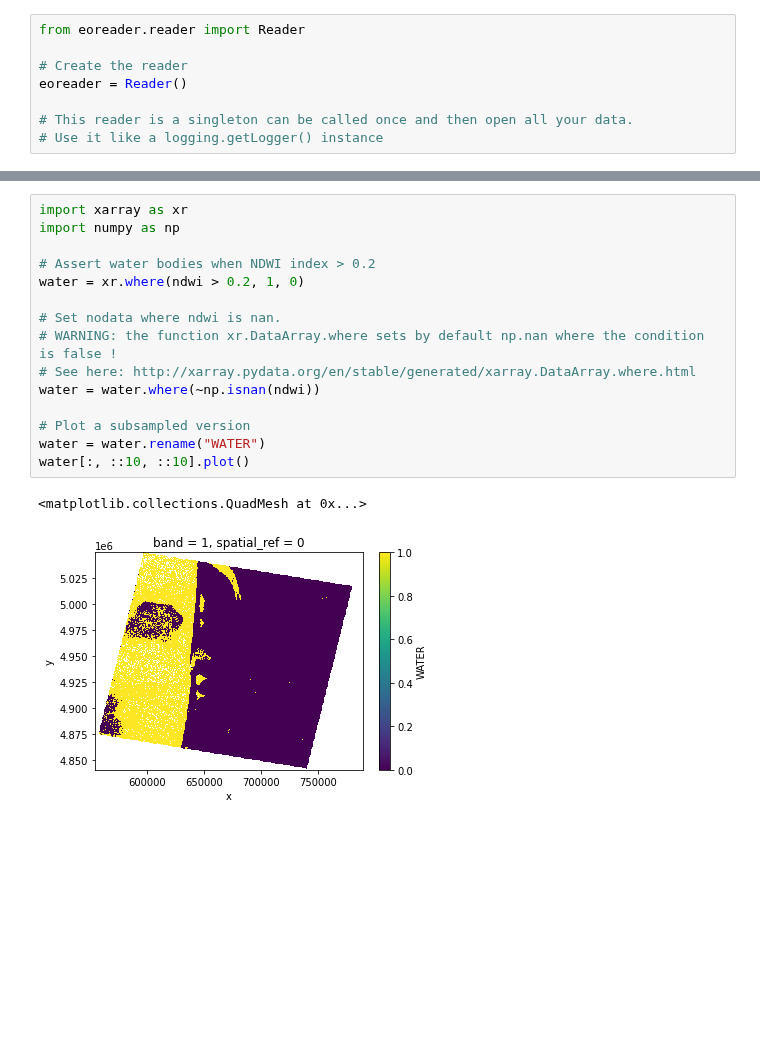
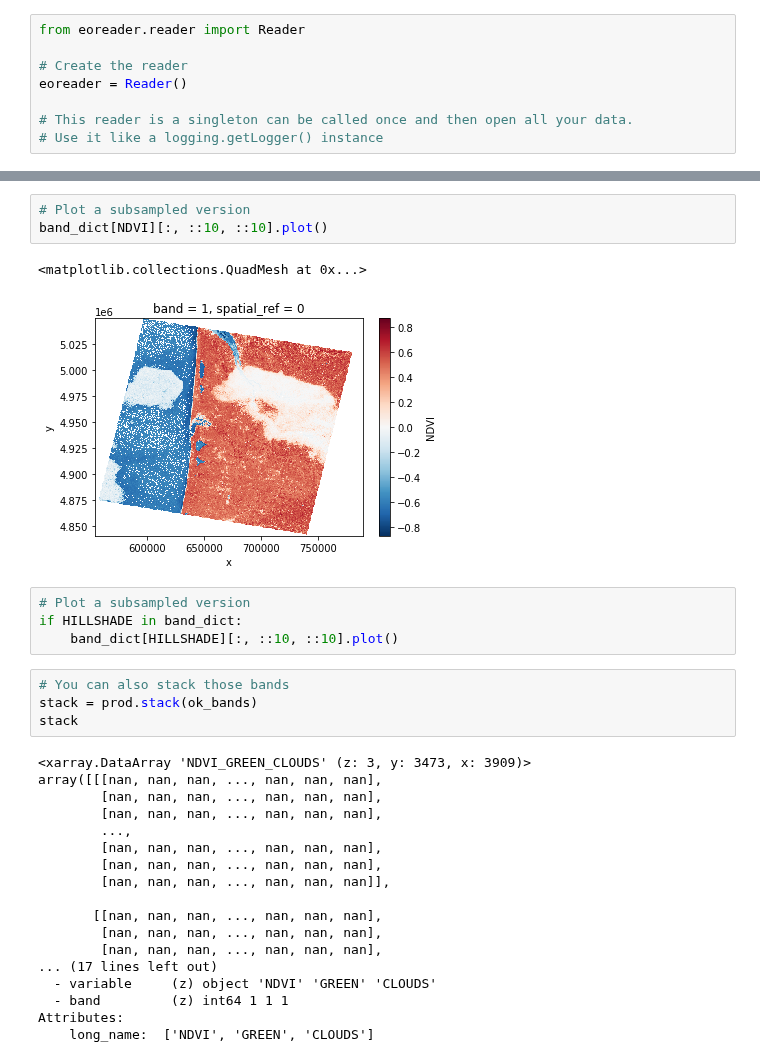
Before and after one commit to sertit/eoreader, a Jupyter notebook: docs/_build/.jupyter_cache/executed/1b6567a852e3982ee19bbb8c869b1770/base.ipynb, the cells around one changed output, grey strips where cells are left out. Drawn from its saved outputs; the diff is of its cells as text; blank space fills up the shorter version.

```diff
--- a/docs/_build/.jupyter_cache/executed/1b6567a852e3982ee19bbb8c869b1770/base.ipynb
+++ b/docs/_build/.jupyter_cache/executed/1b6567a852e3982ee19bbb8c869b1770/base.ipynb
@@ -33,18 +99,32 @@ ndwi.copy()[:, ::10, ::10].plot()
-# %%
-import xarray as xr
-import numpy as np
-
-# Assert water bodies when NDWI index > 0.2
-water = xr.where(ndwi > 0.2, 1, 0)
-
-# Set nodata where ndwi is nan.
-# WARNING: the function xr.DataArray.where sets by default np.nan where the condition is false !
-# See here: http://xarray.pydata.org/en/stable/generated/xarray.DataArray.where.html
-water = water.where(~np.isnan(ndwi))
-
-# Plot a subsampled version
-water = water.rename("WATER")
-water[:, ::10, ::10].plot()
-# %% [output]
-<matplotlib.collections.QuadMesh at 0x...>
-[figure, removed]
+# %%
+# Plot a subsampled version
+band_dict[NDVI][:, ::10, ::10].plot()
+# %% [output]
+<matplotlib.collections.QuadMesh at 0x...>
+[figure, added]
+# %%
+# Plot a subsampled version
+if HILLSHADE in band_dict:
+    band_dict[HILLSHADE][:, ::10, ::10].plot()
+# %%
+# You can also stack those bands
+stack = prod.stack(ok_bands)
+stack
+# %% [output]
+<xarray.DataArray 'NDVI_GREEN_CLOUDS' (z: 3, y: 3473, x: 3909)>
+array([[[nan, nan, nan, ..., nan, nan, nan],
+        [nan, nan, nan, ..., nan, nan, nan],
+        [nan, nan, nan, ..., nan, nan, nan],
+        ...,
+        [nan, nan, nan, ..., nan, nan, nan],
+        [nan, nan, nan, ..., nan, nan, nan],
+        [nan, nan, nan, ..., nan, nan, nan]],
+
+       [[nan, nan, nan, ..., nan, nan, nan],
+        [nan, nan, nan, ..., nan, nan, nan],
+        [nan, nan, nan, ..., nan, nan, nan],
+... (17 lines left out)
+  - variable     (z) object 'NDVI' 'GREEN' 'CLOUDS'
+  - band         (z) int64 1 1 1
+Attributes:
+    long_name:  ['NDVI', 'GREEN', 'CLOUDS']
```
Also changed, not shown: parts of 10 cells of this notebook, 5 other files.
